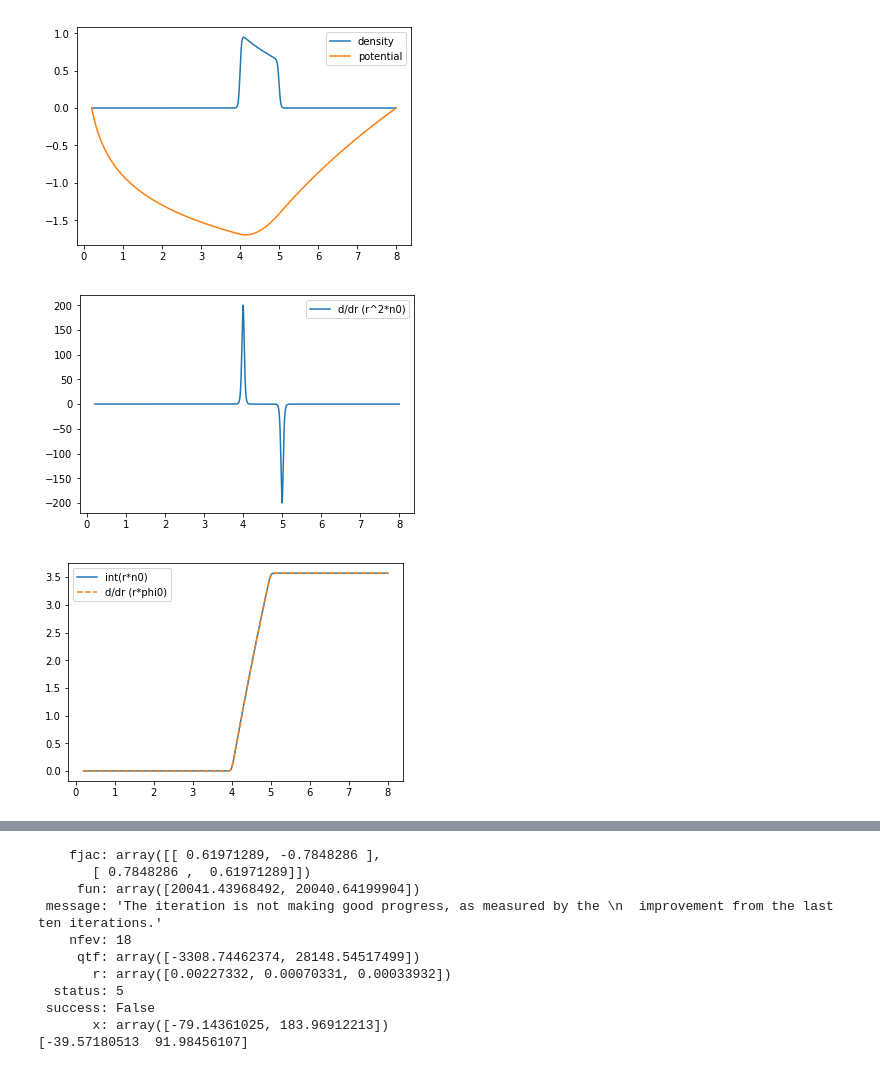
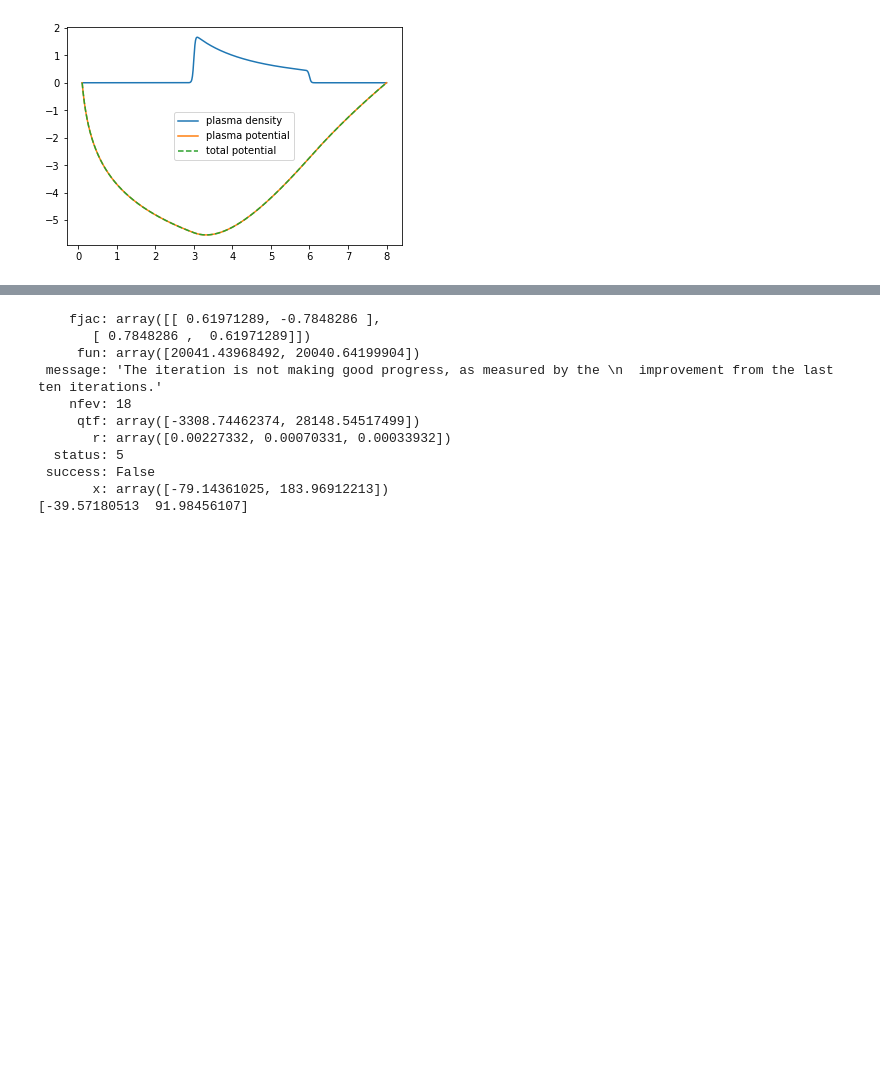
Before and after one commit to PatrickStbr/ZPinchDioctron, a Jupyter notebook: eigenvalue.ipynb, the cells around one changed output, grey strips where cells are left out. Drawn from its saved outputs; the diff is of its cells as text; code cells hidden in the pictures; blank space fills up the shorter version.

```diff
--- a/eigenvalue.ipynb
+++ b/eigenvalue.ipynb
@@ -8,8 +8,23 @@ from scipy.optimize import root
 from scipy.special import iv, kv
 # %%
-R1 = 0.2
+R1 = 0.1
 R2 = 8
-r = np.linspace(R1, R2, 10000)
+r = np.linspace(R1, R2, 1000)
 dr = (np.max(r)-np.min(r))/(len(r)-1)
-n0 = (8/r**2)*(np.tanh(25*(r-4))-np.tanh(25*(r-5)))
+n0 = (8/r**2)*(np.tanh(25*(r-3))-np.tanh(25*(r-5)))
+a = 2*(2-1)/(2+1)
+r1 = 3
+r2 = r1*(2+a)/(2-a)
+print(r2, 2*(r2-r1)/(r2+r1))
+n0 = (8/r**2)*(np.tanh(25*(r-r1))-np.tanh(25*(r-r2)))
+#n0 = (r**-1.5 - R2**-1.5)/R1**-1.5
+#n0[:50] = 0
+#n0[200:] = 0
 #n0 = np.exp(-(r-R1)*5)
+#n0 = np.exp(-((r-4.5)/1)**2)
+#n0 = np.zeros(len(r))
+#n0[:50] = 1
+#phi_wire = -10
+n0[0] = 0
+phi_wire = 0
+h_T = -phi_wire/np.log(R1/R2)
@@ -104,43 +114,45 @@ plt.show()
 # %%
 data, col, row = M(r, dr)
 A = csc_matrix((data, (row, col)), shape=(len(r), len(r)))
 lu = sla.splu(A)
 
 phi = lu.solve(n0)
+phi_T = (phi_wire/np.log(R1/R2))*np.log(r/R2)
 
-plt.plot(r, n0, label='density')
-plt.plot(r, phi, label='potential')
+plt.plot(r, n0, label='plasma density')
+plt.plot(r, phi, label='plasma potential')
+plt.plot(r, phi+phi_T, label='total potential', linestyle="dashed")
 plt.legend()
 plt.show()
 
 dn0 = np.zeros(len(r))
 in0 = np.zeros(len(r))
 dphi = np.zeros(len(r))
 
 dn0[0] = (r[1]**2*n0[1] - r[0]**2*n0[0])/dr
 in0[0] = dr*(r[1]*n0[1] + r[0]*n0[0])/2
 dphi[0] = (r[0]+dr/2)*(phi[1]-phi[0])/dr
 for i in range(len(r)-1):
     dn0[i] = (r[i+1]**2*n0[i+1] - r[i]**2*n0[i])/dr
     in0[i] = in0[i-1] + dr*(r[i+1]*n0[i+1] + r[i]*n0[i])/2
     dphi[i] = (r[i]+dr/2)*(phi[i+1]-phi[i])/dr
 dn0[-1] = 2*dn0[-2] - dn0[-3]
 in0[-1] = 2*in0[-2] - in0[-3]
 dphi[-1] = 2*dphi[-2] - dphi[-3]
 dphi = dphi - dphi[0]
 
-plt.plot(r, dn0, label='d/dr (r^2*n0)')
-plt.legend()
-plt.show()
+#plt.plot(r, dn0, label='d/dr (r^2*n0)')
+#plt.legend()
+#plt.show()
 
-plt.plot(r, in0, label='int(r*n0)')
-plt.plot(r, dphi, label='d/dr (r*phi0)', linestyle='dashed')
-plt.legend()
-plt.show()
+#plt.plot(r, in0, label='int(r*n0)')
+#plt.plot(r, dphi, label='d/dr (r*phi0)', linestyle='dashed')
+#plt.legend()
+#plt.show()
+
+in0 += h_T
 # %% [output]
-[figure, old version]
+[figure, new version]
-[figure, removed]
-[figure, removed]
 # %%
 N = np.empty((len(r), len(r)))
 for i in range(len(r)):
```
Also changed, not shown: parts of 29 cells of this notebook, 1 other file.
